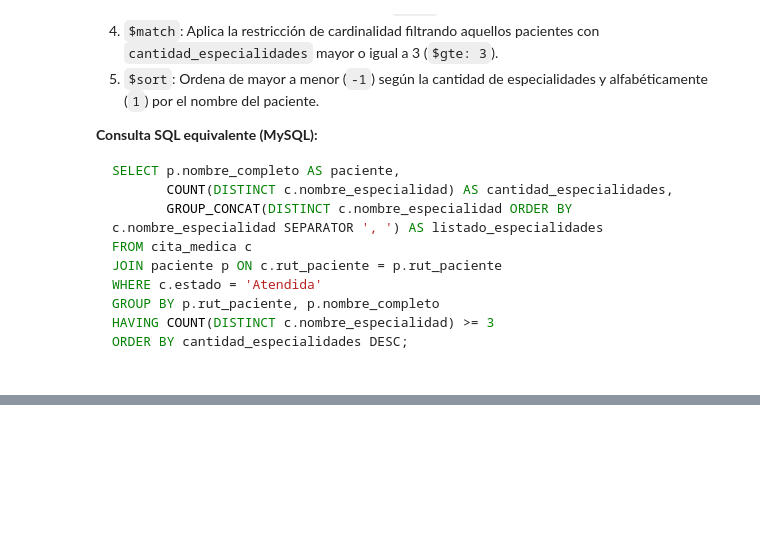
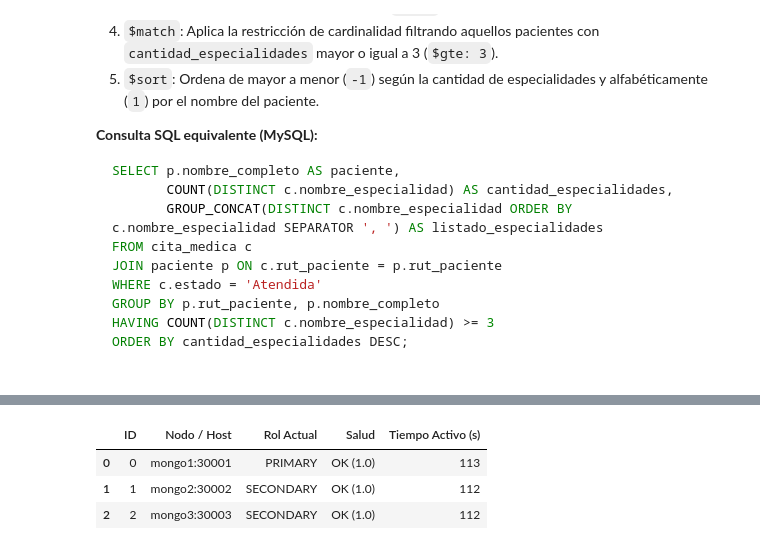
Before and after one commit to re7490/CASO_BDD, a Jupyter notebook: pymongo_2024736256_2024736418.ipynb, the cells around one changed output, grey strips where cells are left out. Saved outputs shown, nothing was run; the diff lists cells and outputs as text; code cells hidden in the pictures; blank space fills up the shorter version.

```diff
--- a/pymongo_2024736256_2024736418.ipynb
+++ b/pymongo_2024736256_2024736418.ipynb
@@ -392,0 +495,22 @@ pprint(res_e)
+# %%
+import pandas as pd
+
+status = client.admin.command("replSetGetStatus")
+
+miembros_info = []
+for m in status["members"]:
+    miembros_info.append({
+        "ID": m["_id"],
+        "Nodo / Host": m["name"],
+        "Rol Actual": m["stateStr"],
+        "Salud": "OK (1.0)" if m["health"] == 1.0 else "FALLO",
+        "Tiempo Activo (s)": m.get("uptime", 0)
+    })
+
+df_miembros = pd.DataFrame(miembros_info)
+display(df_miembros)
+# %% [output]
+|  | ID | Nodo / Host | Rol Actual | Salud | Tiempo Activo (s) |
+| 0 | 0 | mongo1:30001 | PRIMARY | OK (1.0) | 113 |
+| 1 | 1 | mongo2:30002 | SECONDARY | OK (1.0) | 112 |
+| 2 | 2 | mongo3:30003 | SECONDARY | OK (1.0) | 112 |
```
Also changed, not shown: parts of 14 cells of this notebook.
